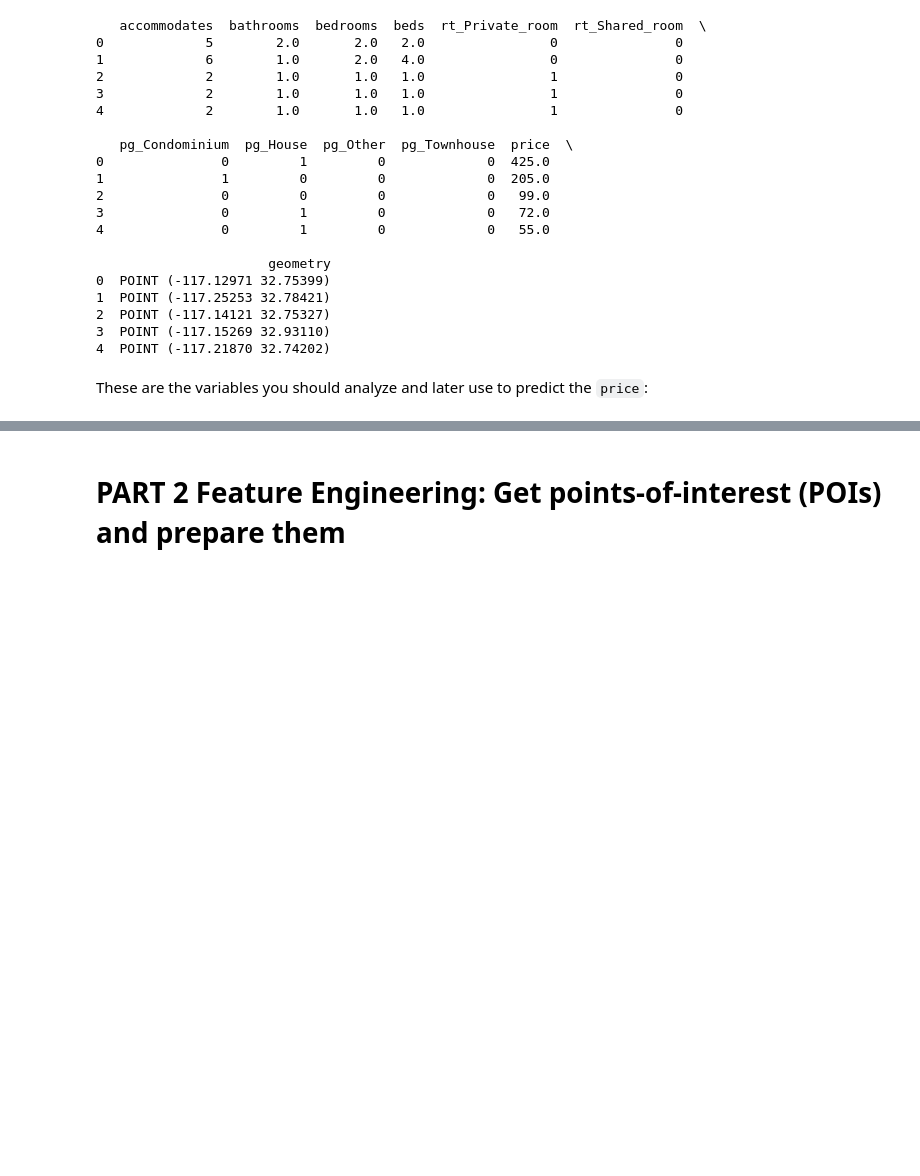
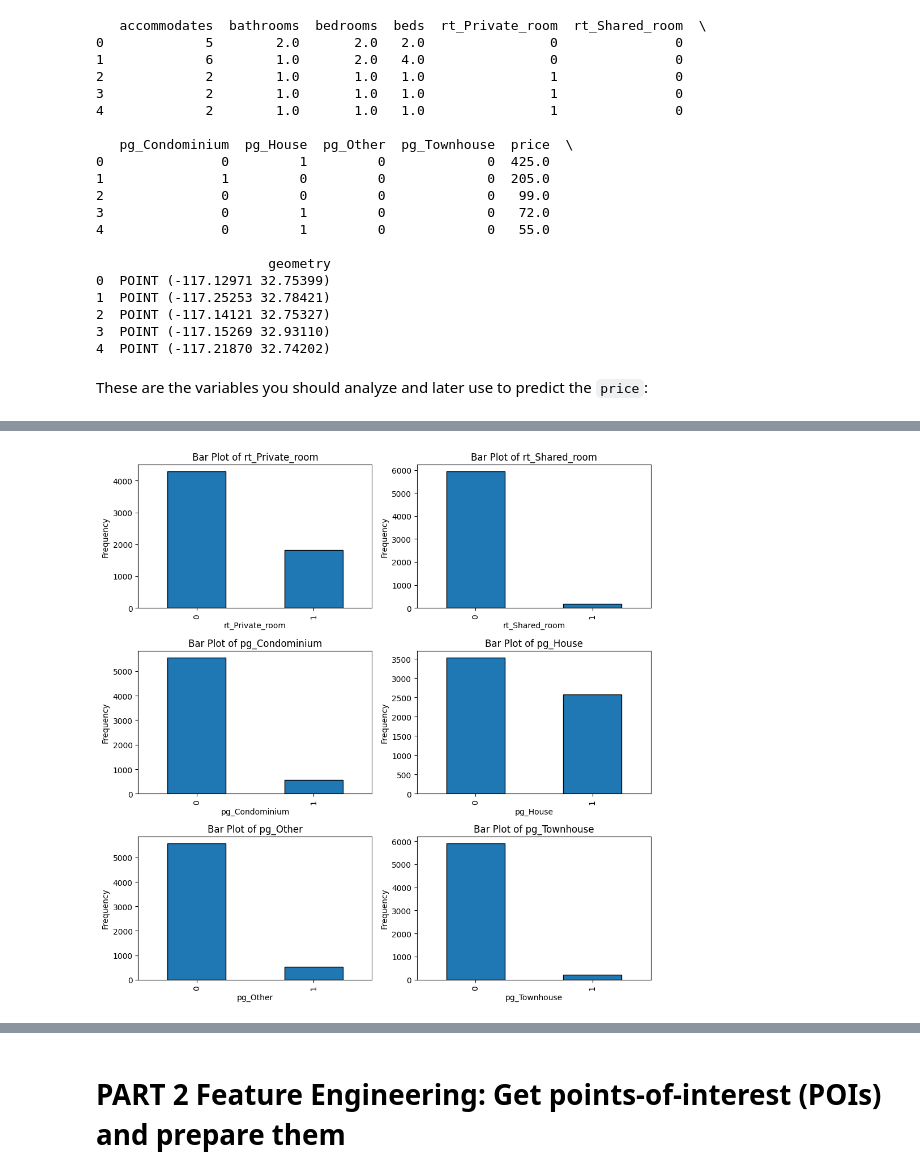
Before and after one commit to D3IP-SS24/case_study1, a Jupyter notebook: project_airbnb_template.ipynb, the cells around one changed output, grey strips where cells are left out. Saved outputs shown, nothing was run; the diff lists cells and outputs as text; code cells hidden in the pictures; blank space fills up the shorter version.

```diff
--- a/project_airbnb_template.ipynb
+++ b/project_airbnb_template.ipynb
@@ -76,0 +116,17 @@ variable_names = [
+# %%
+# Bar plots for categorical columns
+categorical_columns = ['rt_Private_room', 'rt_Shared_room', 'pg_Condominium', 'pg_House', 'pg_Other', 'pg_Townhouse']
+
+fig, axes = plt.subplots(3, 2, figsize=(10, 10))
+
+for i, column in enumerate(categorical_columns):
+    ax = axes.flatten()[i]
+    Airbnb_listings[column].value_counts().plot(kind='bar', ax=ax, edgecolor='black')
+    ax.set_title(f'Bar Plot of {column}')
+    ax.set_xlabel(column)
+    ax.set_ylabel('Frequency')
+
+plt.tight_layout()
+plt.show()
+# %% [output]
+[figure, added]
```
Also changed, not shown: parts of 47 cells of this notebook.
